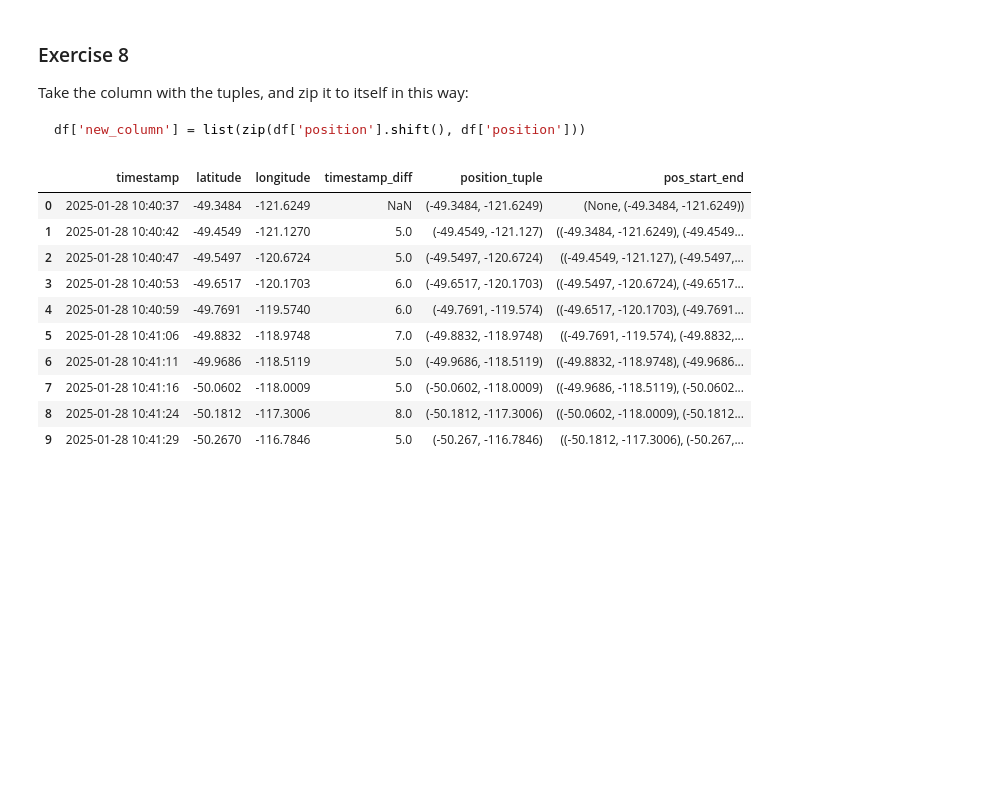
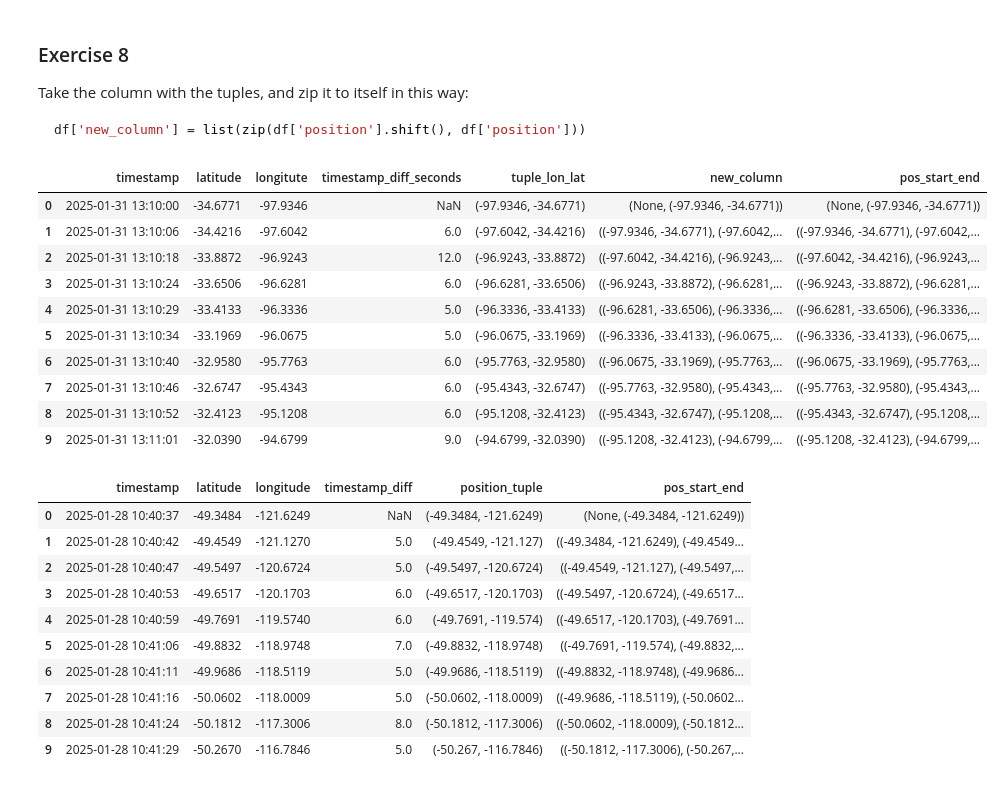
Before and after one commit to BOYSABIO/IE-University, a Jupyter notebook: IE_MASTERS/5_PYTHON_FOR_DATA_ANALYSIS/SEMESTER_2/HOMEWORK/practice_20250128.ipynb, the cells around one changed output. Saved outputs shown, nothing was run; the diff lists cells and outputs as text; code cells hidden in the pictures; blank space fills up the shorter version.

````diff
--- a/IE_MASTERS/5_PYTHON_FOR_DATA_ANALYSIS/SEMESTER_2/HOMEWORK/practice_20250128.ipynb
+++ b/IE_MASTERS/5_PYTHON_FOR_DATA_ANALYSIS/SEMESTER_2/HOMEWORK/practice_20250128.ipynb
@@ -177,3 +174,7 @@ df_cleaned # It is not 1 second because the response time as well as the time.sl
 ### Exercise 7
 
 I've change my mind and now we need a new column that contains tuples with the latitude and longitude of the ISS. Create this column.
+# %%
+df_cleaned['tuple_lon_lat'] = list(zip(df_cleaned['longitute'], df_cleaned['latitude']))
+
+df_cleaned
@@ -198,6 +211,22 @@ Take the column with the tuples, and zip it to itself in this way:
 ```python
 df['new_column'] = list(zip(df['position'].shift(), df['position']))
 ```
+# %%
+df_cleaned['pos_start_end'] = list(zip(df_cleaned['tuple_lon_lat'].shift(), df_cleaned['tuple_lon_lat']))
+
+df_cleaned
+# %% [output]
+|  | timestamp | latitude | longitute | timestamp_diff_seconds | tuple_lon_lat | new_column | pos_start_end |
+| 0 | 2025-01-31 13:10:00 | -34.6771 | -97.9346 | NaN | (-97.9346, -34.6771) | (None, (-97.9346, -34.6771)) | (None, (-97.9346, -34.6771)) |
+| 1 | 2025-01-31 13:10:06 | -34.4216 | -97.6042 | 6.0 | (-97.6042, -34.4216) | ((-97.9346, -34.6771), (-97.6042,... | ((-97.9346, -34.6771), (-97.6042,... |
+| 2 | 2025-01-31 13:10:18 | -33.8872 | -96.9243 | 12.0 | (-96.9243, -33.8872) | ((-97.6042, -34.4216), (-96.9243,... | ((-97.6042, -34.4216), (-96.9243,... |
+| 3 | 2025-01-31 13:10:24 | -33.6506 | -96.6281 | 6.0 | (-96.6281, -33.6506) | ((-96.9243, -33.8872), (-96.6281,... | ((-96.9243, -33.8872), (-96.6281,... |
+| 4 | 2025-01-31 13:10:29 | -33.4133 | -96.3336 | 5.0 | (-96.3336, -33.4133) | ((-96.6281, -33.6506), (-96.3336,... | ((-96.6281, -33.6506), (-96.3336,... |
+| 5 | 2025-01-31 13:10:34 | -33.1969 | -96.0675 | 5.0 | (-96.0675, -33.1969) | ((-96.3336, -33.4133), (-96.0675,... | ((-96.3336, -33.4133), (-96.0675,... |
+| 6 | 2025-01-31 13:10:40 | -32.9580 | -95.7763 | 6.0 | (-95.7763, -32.9580) | ((-96.0675, -33.1969), (-95.7763,... | ((-96.0675, -33.1969), (-95.7763,... |
+| 7 | 2025-01-31 13:10:46 | -32.6747 | -95.4343 | 6.0 | (-95.4343, -32.6747) | ((-95.7763, -32.9580), (-95.4343,... | ((-95.7763, -32.9580), (-95.4343,... |
+| 8 | 2025-01-31 13:10:52 | -32.4123 | -95.1208 | 6.0 | (-95.1208, -32.4123) | ((-95.4343, -32.6747), (-95.1208,... | ((-95.4343, -32.6747), (-95.1208,... |
+| 9 | 2025-01-31 13:11:01 | -32.0390 | -94.6799 | 9.0 | (-94.6799, -32.0390) | ((-95.1208, -32.4123), (-94.6799,... | ((-95.1208, -32.4123), (-94.6799,... |
 # %%
 # %% [output]
 |  | timestamp | latitude | longitude | timestamp_diff | position_tuple | pos_start_end |
````
Also changed, not shown: parts of 9 cells of this notebook, 1 other file.
